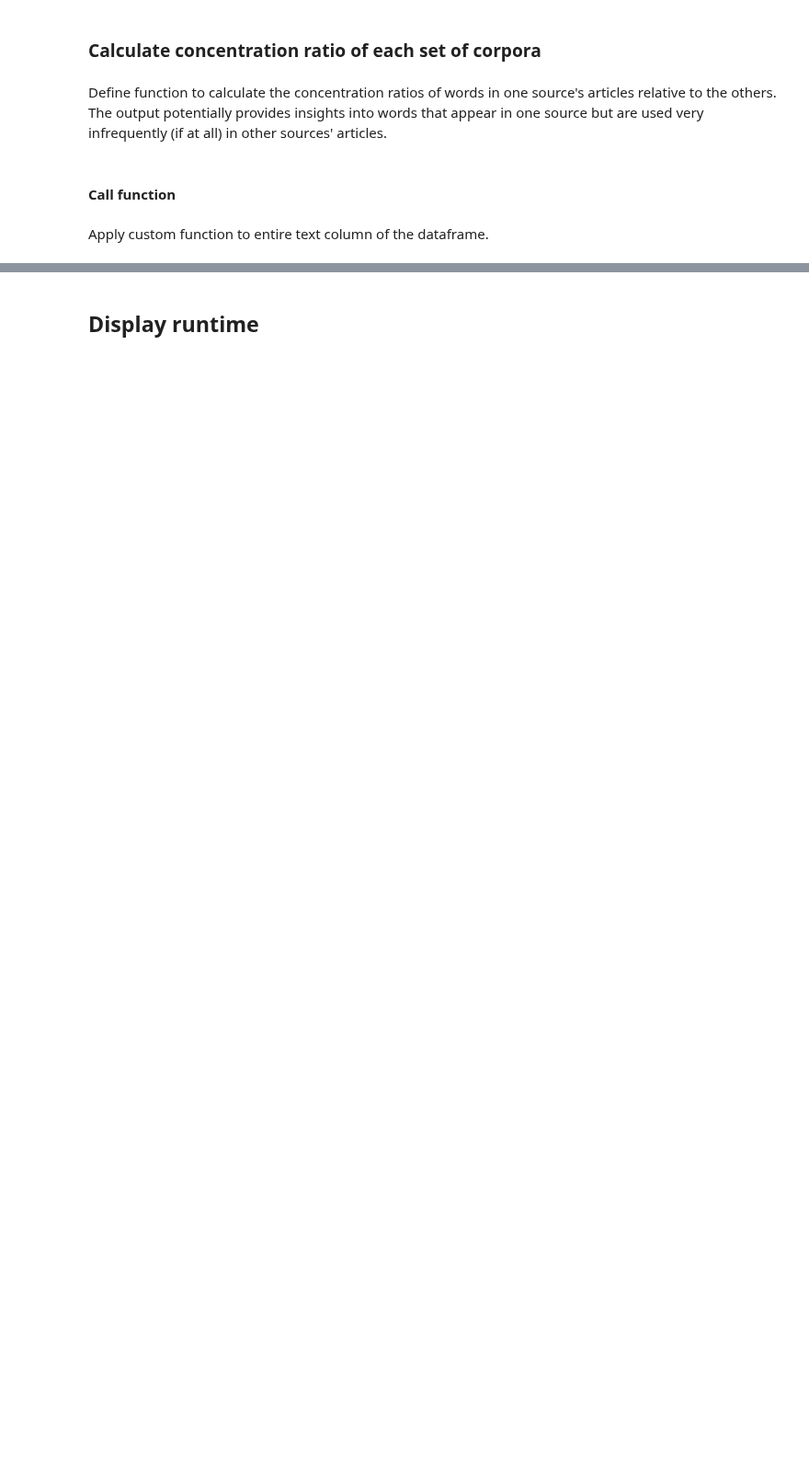
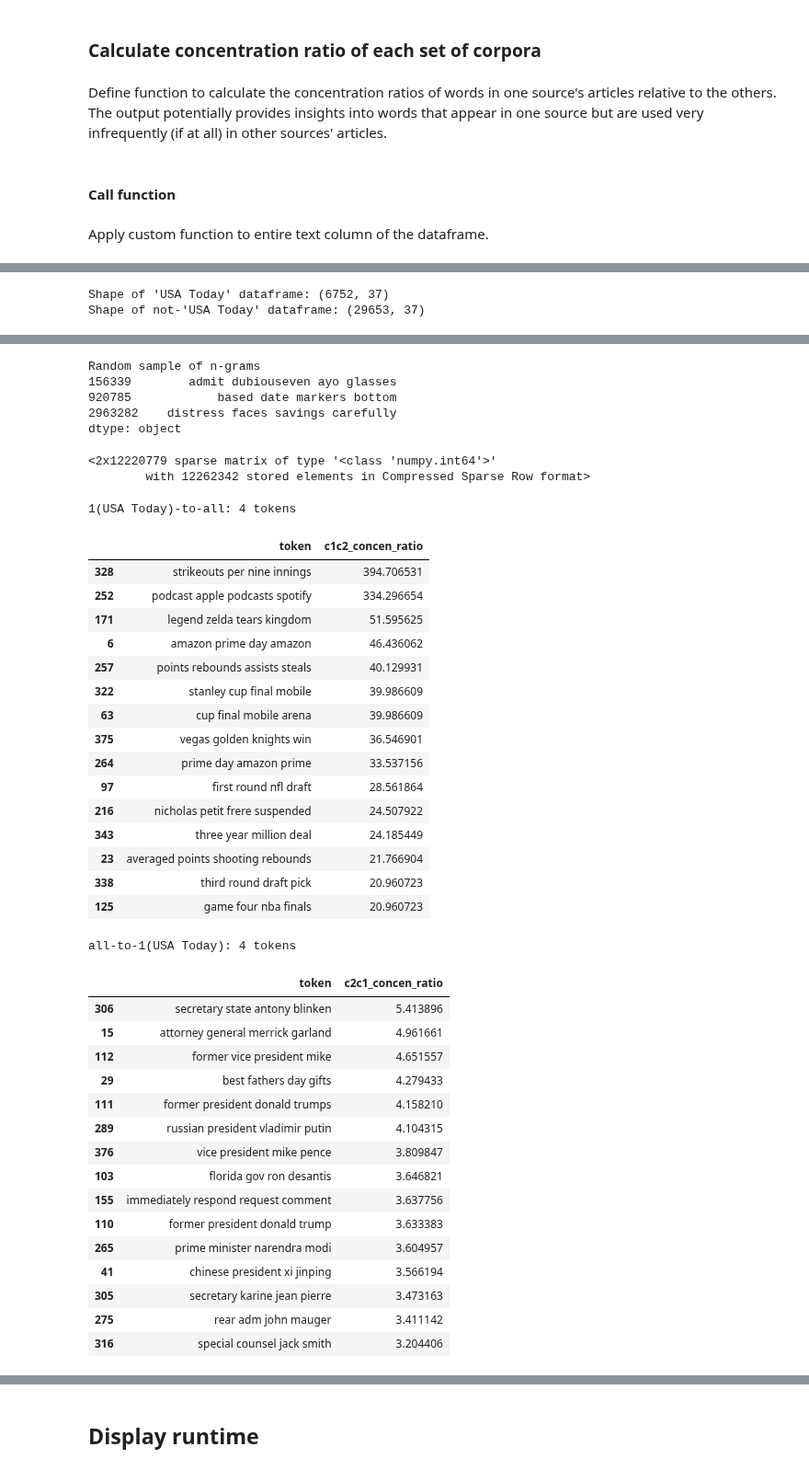
Before and after one commit to ads-capstone-su23/599_team_project, a Jupyter notebook: deliverables/ADS509_Team9_Capstone_03_Preprocess_Final.ipynb, the cells around one changed output, grey strips where cells are left out. Shown at 92% size. Saved outputs shown, nothing was run; the diff lists cells and outputs as text; code cells hidden in the pictures; blank space fills up the shorter version.

```diff
--- a/deliverables/ADS509_Team9_Capstone_03_Preprocess_Final.ipynb
+++ b/deliverables/ADS509_Team9_Capstone_03_Preprocess_Final.ipynb
@@ -2658,7 +2670,7 @@ def concen_ratio(header_lst=[],
 
     try:
         print('Random sample of n-grams')
-        print(pd.Series(cv.get_feature_names()).sample(3))
+        print(pd.Series(cv.get_feature_names_out()).sample(3))
     except:
         pass
 
@@ -2666,7 +2678,7 @@ def concen_ratio(header_lst=[],
     display(lyr_tokens_sm)
 
     df = pd.DataFrame(lyr_tokens_sm.toarray(),
-                      columns=cv.get_feature_names())
+                      columns=cv.get_feature_names_out())
     #display(df)
 
     df02 = df.copy()
@@ -2787,7 +2799,8 @@ def run_cr(df=pd.DataFrame(),
 # %% [markdown]
 Apply custom function to entire text column of the dataframe.
 # %%
-#run_cr(df=slct_tbl_full_df03,
-#       ref_lst=source_name_lst[:],
-#       token_col='processed_text',
-#       ref_col='source_name')
+run_cr(df=slct_tbl_full_df03,
+       ref_lst=source_name_lst[:6],
+       token_col='processed_text',
+       ref_col='source_name')
+# %% [output]
@@ -2793,0 +2808,2 @@ Apply custom function to entire text column of the dataframe.
+Shape of 'USA Today' dataframe: (6752, 37)
+Shape of not-'USA Today' dataframe: (29653, 37)
@@ -2793,0 +2811,41 @@ Apply custom function to entire text column of the dataframe.
+Random sample of n-grams
+156339        admit dubiouseven ayo glasses
+920785            based date markers bottom
+2963282    distress faces savings carefully
+dtype: object
+<2x12220779 sparse matrix of type '<class 'numpy.int64'>'
+        with 12262342 stored elements in Compressed Sparse Row format>
+1(USA Today)-to-all: 4 tokens
+|  | token | c1c2_concen_ratio |
+| 328 | strikeouts per nine innings | 394.706531 |
+| 252 | podcast apple podcasts spotify | 334.296654 |
+| 171 | legend zelda tears kingdom | 51.595625 |
+| 6 | amazon prime day amazon | 46.436062 |
+| 257 | points rebounds assists steals | 40.129931 |
+| 322 | stanley cup final mobile | 39.986609 |
+| 63 | cup final mobile arena | 39.986609 |
+| 375 | vegas golden knights win | 36.546901 |
+| 264 | prime day amazon prime | 33.537156 |
+| 97 | first round nfl draft | 28.561864 |
+| 216 | nicholas petit frere suspended | 24.507922 |
+| 343 | three year million deal | 24.185449 |
+| 23 | averaged points shooting rebounds | 21.766904 |
+| 338 | third round draft pick | 20.960723 |
+| 125 | game four nba finals | 20.960723 |
+all-to-1(USA Today): 4 tokens
+|  | token | c2c1_concen_ratio |
+| 306 | secretary state antony blinken | 5.413896 |
+| 15 | attorney general merrick garland | 4.961661 |
+| 112 | former vice president mike | 4.651557 |
+| 29 | best fathers day gifts | 4.279433 |
+| 111 | former president donald trumps | 4.158210 |
+| 289 | russian president vladimir putin | 4.104315 |
+| 376 | vice president mike pence | 3.809847 |
+| 103 | florida gov ron desantis | 3.646821 |
+| 155 | immediately respond request comment | 3.637756 |
+| 110 | former president donald trump | 3.633383 |
+| 265 | prime minister narendra modi | 3.604957 |
+| 41 | chinese president xi jinping | 3.566194 |
+| 305 | secretary karine jean pierre | 3.473163 |
+| 275 | rear adm john mauger | 3.411142 |
+| 316 | special counsel jack smith | 3.204406 |
```
Also changed, not shown: parts of 21 cells of this notebook, 19 other files.
